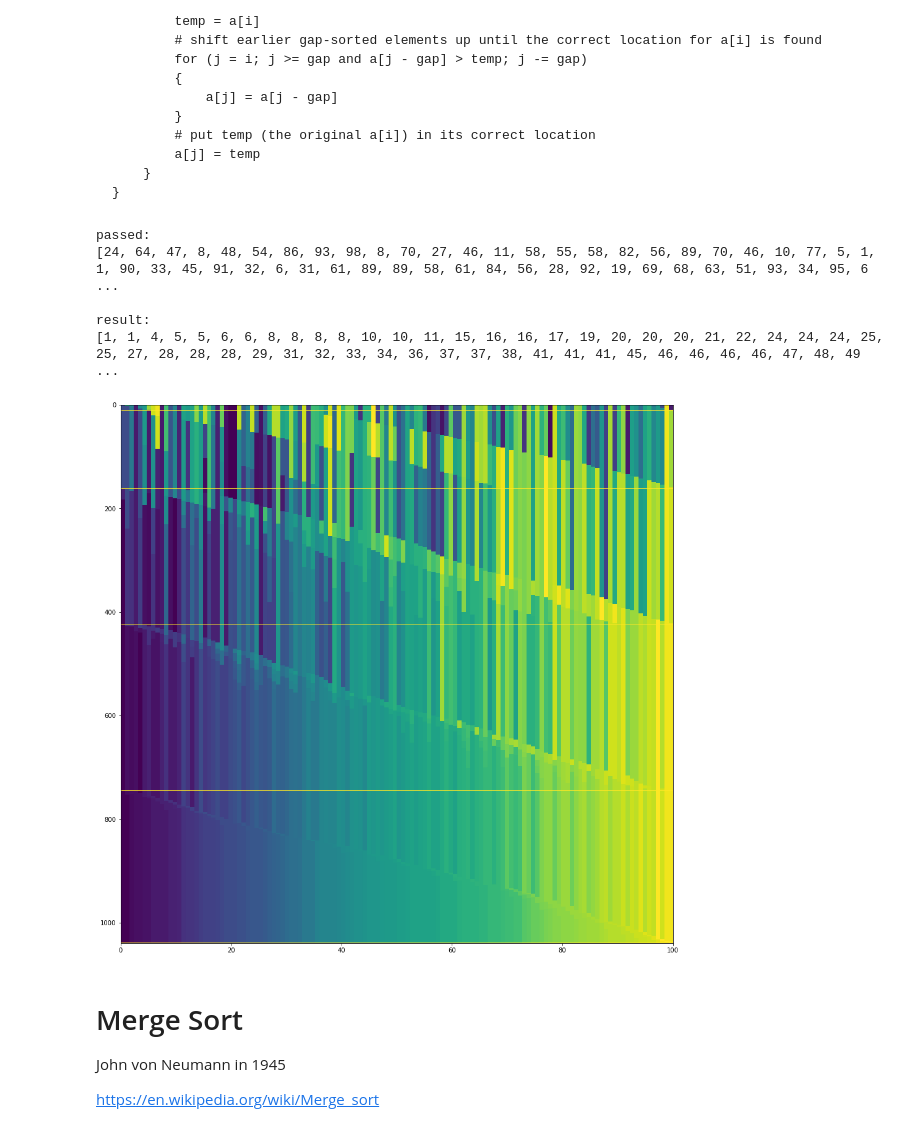
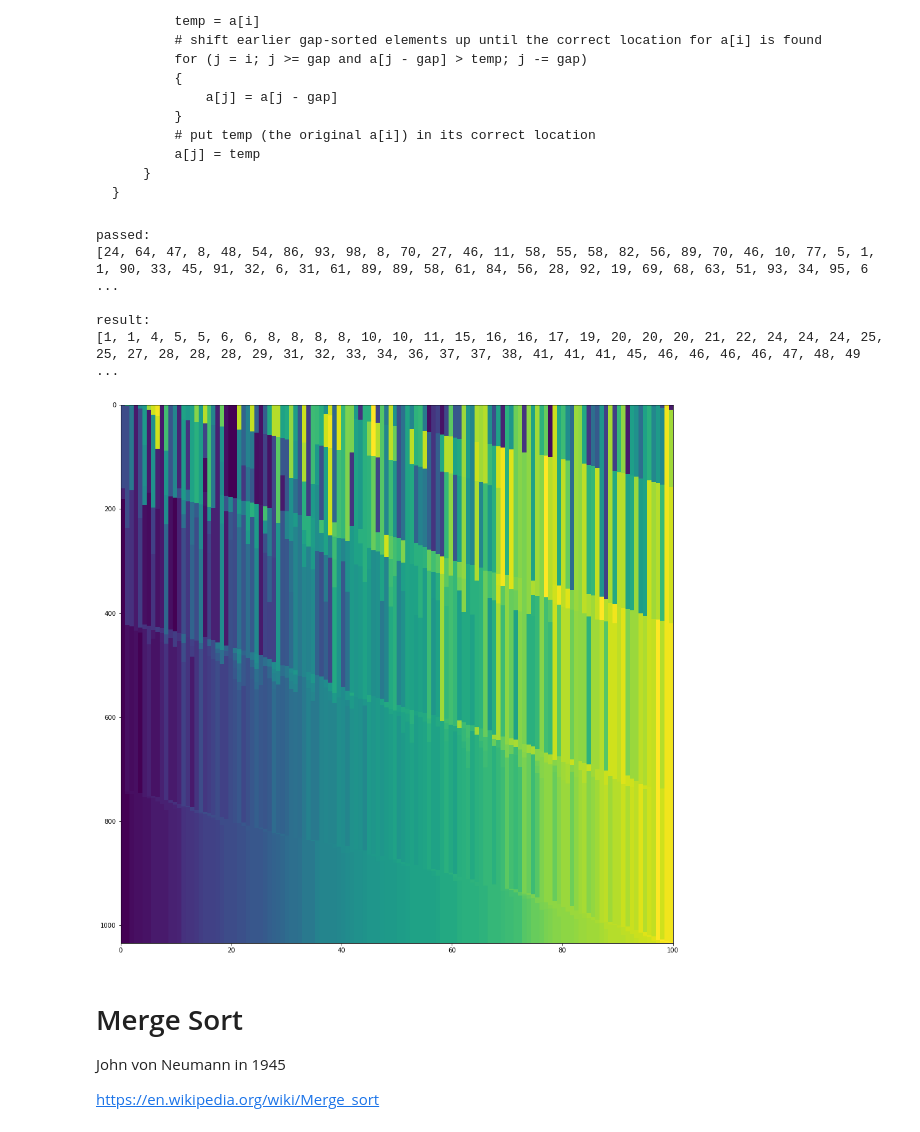
Before and after one commit to hyzhak/python-interview, a Jupyter notebook: sorting.ipynb, the cells around one changed output. Drawn from its saved outputs; the diff is of its cells as text; code cells hidden in the pictures.

```diff
--- a/sorting.ipynb
+++ b/sorting.ipynb
@@ -278,35 +278,35 @@ def shell_sort(data, gaps):
             while j >= gap and data[j - gap] > tmp:
                 data[j] = data[j - gap]
                 animation.append(data[:])
                 j -= gap
             # then put selected item at the place when we didn't find bigger item
             data[j] = tmp
             animation.append(data[:])
 
         # add fake line to show gap split
-        animation.append([100]*(n))
+        #animation.append([100]*(n))
     return data, animation
 
 print('passed:')
 print(data)
 
 res, animation = shell_sort(data, knuth_gaps(len(data)))
 assert res is not data
 
 print()
 print('result:')
 print(res)
 assert is_sorted(res)
 
 plt.figure(figsize=(16,16))
 plt.imshow(animation, interpolation='none', aspect='auto', extent=[0,100,len(animation), 0]);
 # %% [output]
 passed:
 [24, 64, 47, 8, 48, 54, 86, 93, 98, 8, 70, 27, 46, 11, 58, 55, 58, 82, 56, 89, 70, 46, 10, 77, 5, 1, 1, 90, 33, 45, 91, 32, 6, 31, 61, 89, 89, 58, 61, 84, 56, 28, 92, 19, 69, 68, 63, 51, 93, 34, 95, 6 ...
 
 result:
 [1, 1, 4, 5, 5, 6, 6, 8, 8, 8, 8, 10, 10, 11, 15, 16, 16, 17, 19, 20, 20, 20, 21, 22, 24, 24, 24, 25, 25, 27, 28, 28, 28, 29, 31, 32, 33, 34, 36, 37, 37, 38, 41, 41, 41, 45, 46, 46, 46, 46, 47, 48, 49 ...
-[figure, old version]
+[figure, new version]
 # %% [markdown]
 # Merge Sort
 John von Neumann in 1945
```
Also changed, not shown: parts of 2 cells of this notebook.
